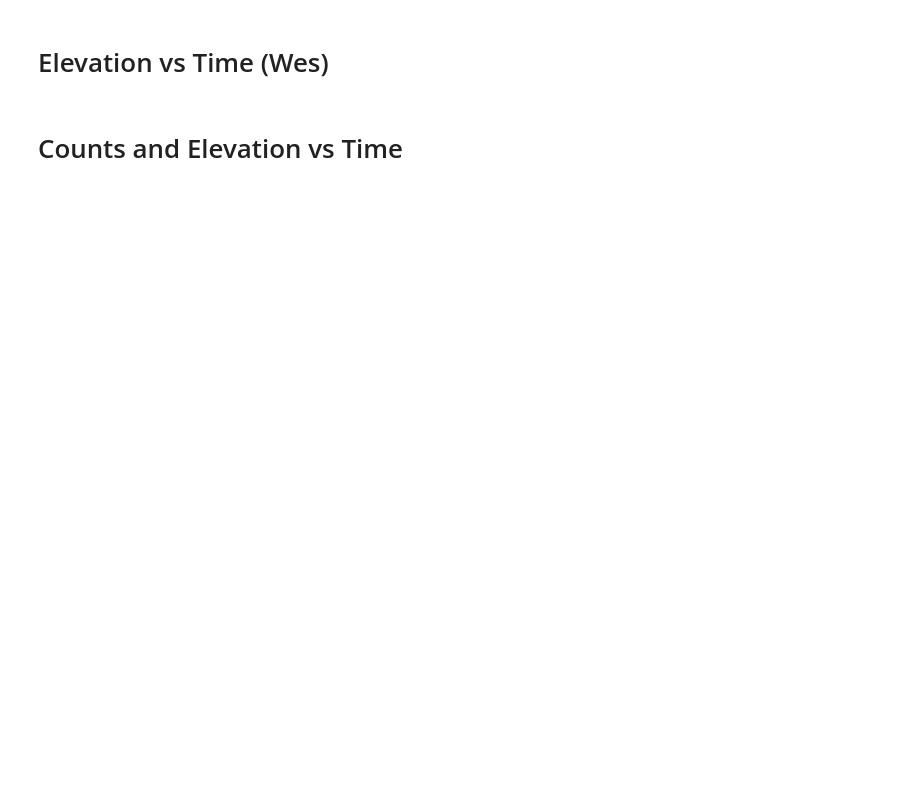
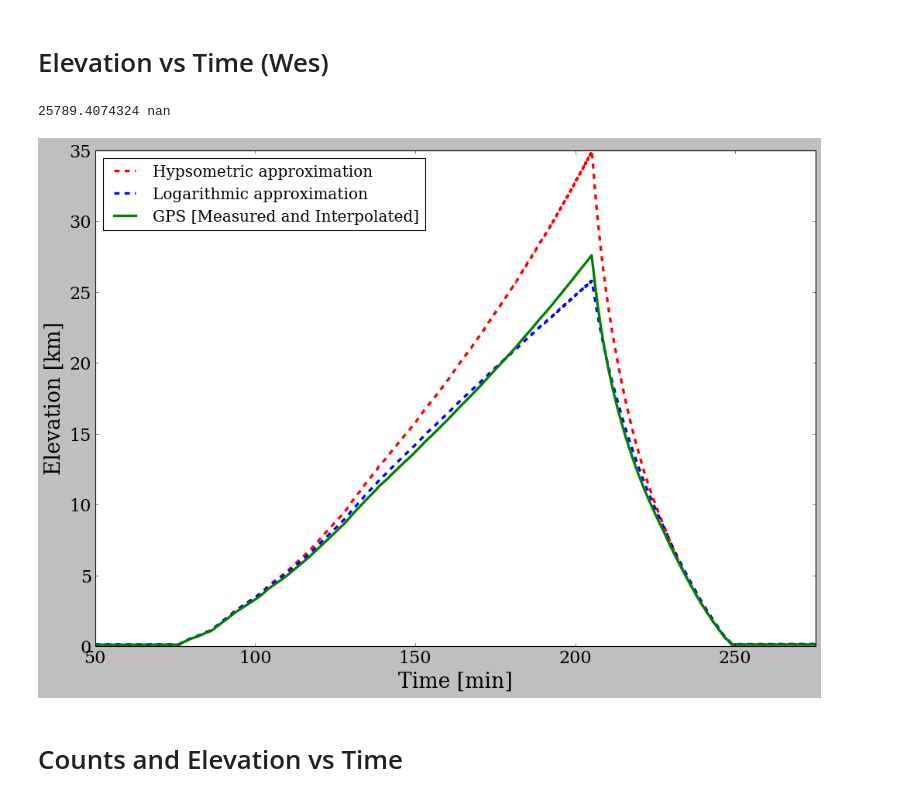
Before and after one commit to cnicoloff/soar-data-analysis, a Jupyter notebook: Process Data.ipynb, the cells around one changed output. Saved outputs shown, nothing was run; the diff lists cells and outputs as text; code cells hidden in the pictures; blank space fills up the shorter version.

```diff
--- a/Process Data.ipynb
+++ b/Process Data.ipynb
@@ -626,22 +633,34 @@ plt.show()
 # %%
 plt.close()
 
+mins = np.array(df_final.index) / 60.0
+P2 = np.array(df_final['P2 [mbar]'])
+T = np.array(df_final['T1 [C]'])
+
+alt = np.array(df_final['Altitude [m]'])
+alt_gps = np.array(df_final['GPS Elev [m]'])
+
 QFF = 1022  # https://weather.us/observations/new-york/pressure-qff/20180513-1500z.html
 alt_l = altitude_logarithmic(P2, T, QFF)
-alt_h = altitude_hypsometric(T, P2)
+#alt_h = altitude_hypsometric(T, P2)
 
-print max(alt_l)
+print np.max(alt_l), np.max(alt_gps)
 
-plt.plot(seconds/60.0, alt/1000.0, 'r--', linewidth=3, label="Hypsometric approximation")
-plt.plot(seconds/60.0, alt_l/1000.0, 'b--', linewidth=3, label="Logarithmic approximation")
-plt.plot(seconds/60.0, alt2/1000.0, 'g-', linewidth=3, label="GPS (Measured and Interpolated)")
+plt.plot(mins, alt/1000.0, 'r--', linewidth=3, label="Hypsometric approximation")
+plt.plot(mins, alt_l/1000.0, 'b--', linewidth=3, label="Logarithmic approximation")
+plt.plot(mins, alt_gps/1000.0, 'g-', linewidth=3, label="GPS [Measured and Interpolated]")
 plt.xlabel("Time [min]")
 plt.ylabel("Elevation [km]")
 plt.legend(loc='best')
 
+plt.xlim([50, 275])
+
 
 plt.savefig("%s\elevation_time.png" % (data_dir), dpi=300)
 plt.show()
+# %% [output]
+25789.4074324 nan
+[figure, added]
 # %% [markdown]
 # Counts and Elevation vs Time
 # %%
```
Also changed, not shown: parts of 10 cells of this notebook.
